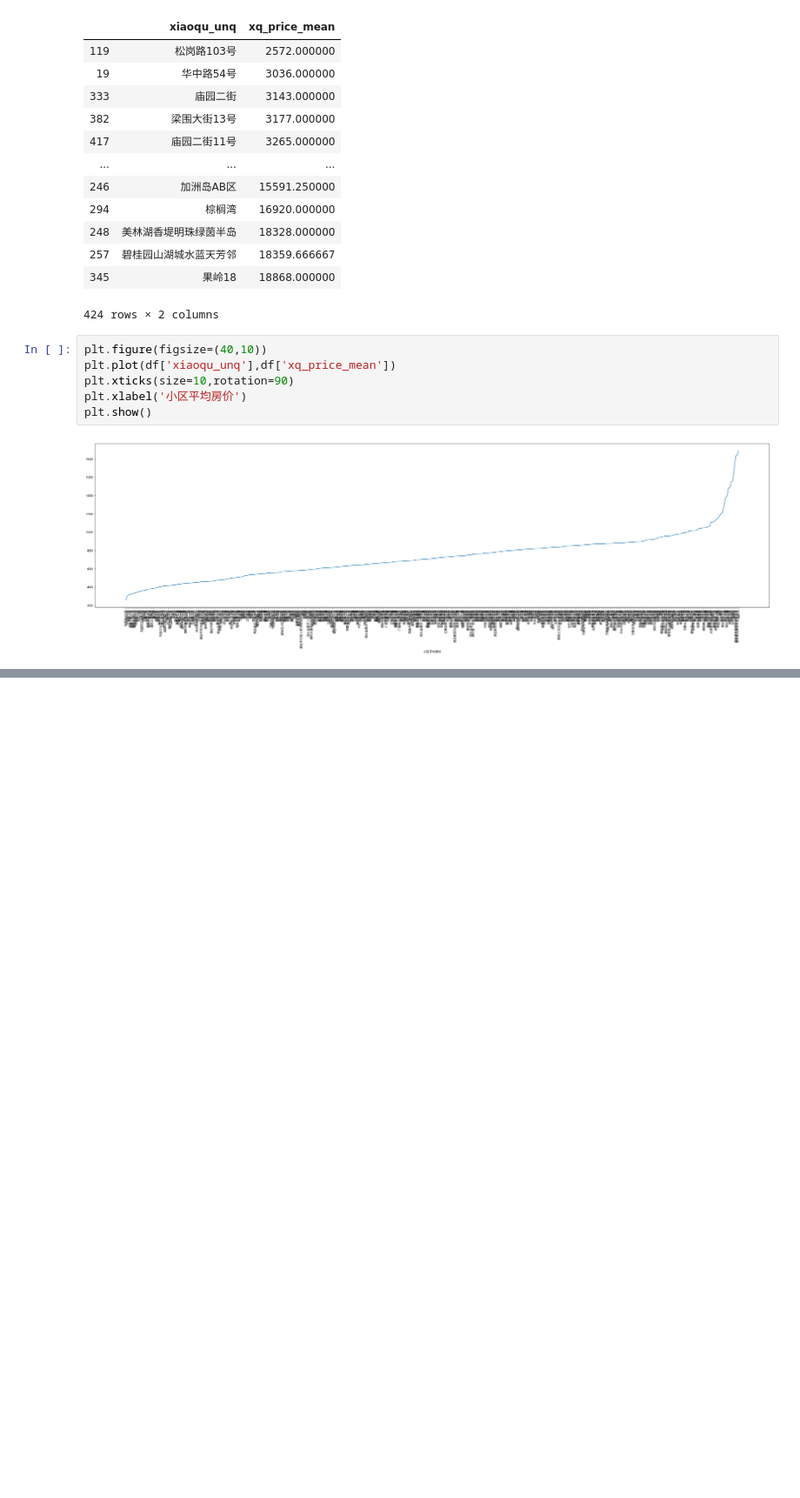
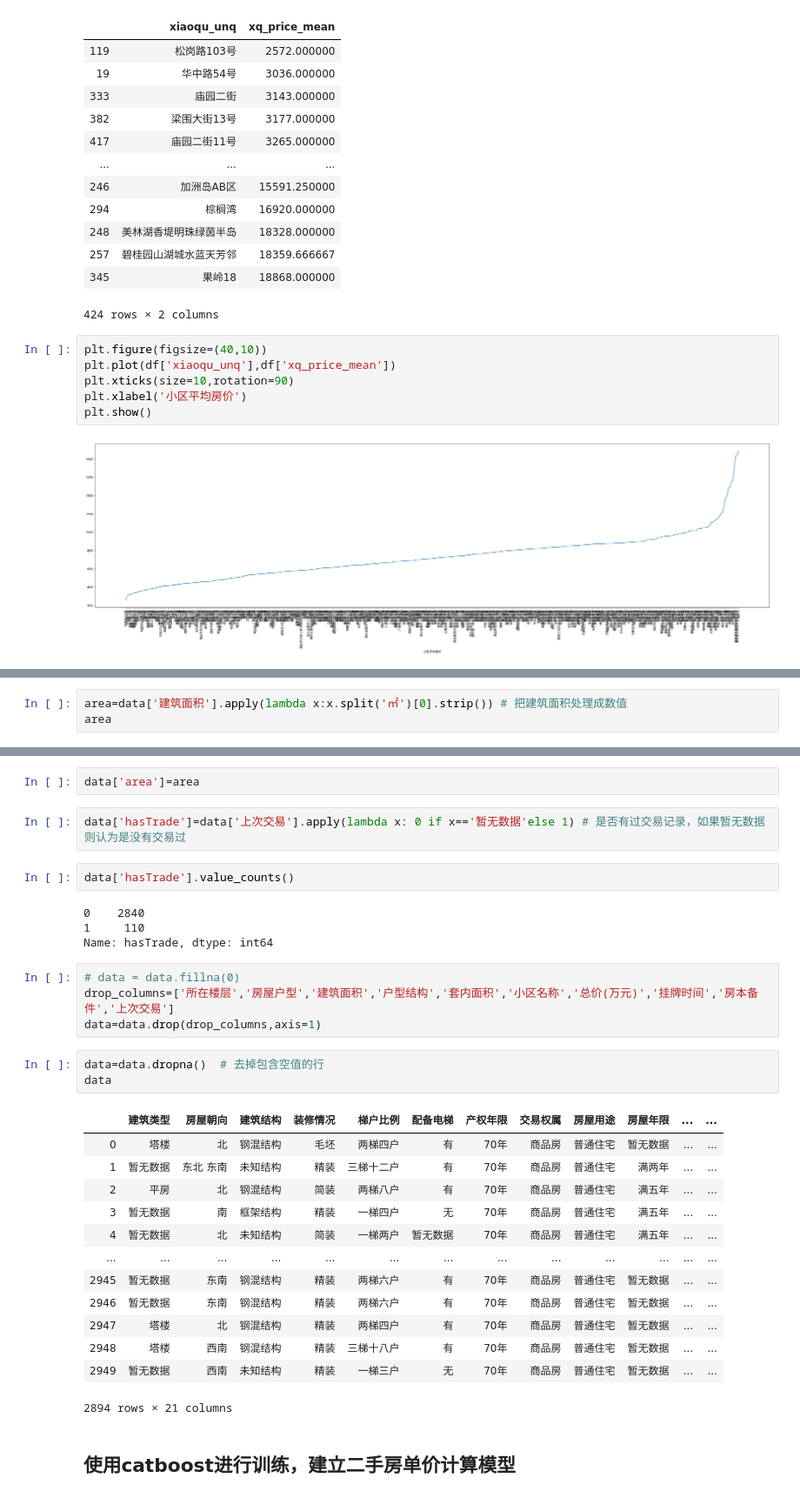
Before and after one commit to xmulsm/SpiderCourse, a Jupyter notebook: dataana.ipynb, the cells around one changed output, grey strips where cells are left out. Shown at 87% size. Cells and saved outputs as stored; diff of their text form; blank space fills up the shorter version.

```diff
--- a/dataana.ipynb
+++ b/dataana.ipynb
@@ -291,0 +322,3 @@ plt.show()
+# %%
+area=data['建筑面积'].apply(lambda x:x.split('㎡')[0].strip()) # 把建筑面积处理成数值
+area
@@ -291,0 +338,33 @@ plt.show()
+# %%
+data['area']=area
+# %%
+data['hasTrade']=data['上次交易'].apply(lambda x: 0 if x=='暂无数据'else 1) # 是否有过交易记录，如果暂无数据则认为是没有交易过
+# %%
+data['hasTrade'].value_counts()
+# %% [output]
+0    2840
+1     110
+Name: hasTrade, dtype: int64
+# %%
+# data = data.fillna(0)
+drop_columns=['所在楼层','房屋户型','建筑面积','户型结构','套内面积','小区名称','总价(万元)','挂牌时间','房本备件','上次交易']
+data=data.drop(drop_columns,axis=1)
+# %%
+data=data.dropna()  # 去掉包含空值的行
+data
+# %% [output]
+|  | 建筑类型 | 房屋朝向 | 建筑结构 | 装修情况 | 梯户比例 | 配备电梯 | 产权年限 | 交易权属 | 房屋用途 | 房屋年限 | ... | ... |
+| 0 | 塔楼 | 北 | 钢混结构 | 毛坯 | 两梯四户 | 有 | 70年 | 商品房 | 普通住宅 | 暂无数据 | ... | ... |
+| 1 | 暂无数据 | 东北 东南 | 未知结构 | 精装 | 三梯十二户 | 有 | 70年 | 商品房 | 普通住宅 | 满两年 | ... | ... |
+| 2 | 平房 | 北 | 钢混结构 | 简装 | 两梯八户 | 有 | 70年 | 商品房 | 普通住宅 | 满五年 | ... | ... |
+| 3 | 暂无数据 | 南 | 框架结构 | 精装 | 一梯四户 | 无 | 70年 | 商品房 | 普通住宅 | 满五年 | ... | ... |
+| 4 | 暂无数据 | 北 | 未知结构 | 简装 | 一梯两户 | 暂无数据 | 70年 | 商品房 | 普通住宅 | 满五年 | ... | ... |
+| ... | ... | ... | ... | ... | ... | ... | ... | ... | ... | ... | ... | ... |
+| 2945 | 暂无数据 | 东南 | 钢混结构 | 精装 | 两梯六户 | 有 | 70年 | 商品房 | 普通住宅 | 暂无数据 | ... | ... |
+| 2946 | 暂无数据 | 东南 | 钢混结构 | 精装 | 两梯六户 | 有 | 70年 | 商品房 | 普通住宅 | 暂无数据 | ... | ... |
+| 2947 | 塔楼 | 北 | 钢混结构 | 精装 | 两梯四户 | 有 | 70年 | 商品房 | 普通住宅 | 暂无数据 | ... | ... |
+| 2948 | 塔楼 | 西南 | 钢混结构 | 精装 | 三梯十八户 | 有 | 70年 | 商品房 | 普通住宅 | 暂无数据 | ... | ... |
+| 2949 | 暂无数据 | 西南 | 未知结构 | 精装 | 一梯三户 | 无 | 70年 | 商品房 | 普通住宅 | 暂无数据 | ... | ... |
+2894 rows × 21 columns
+# %% [markdown]
+## 使用catboost进行训练，建立二手房单价计算模型
```
Also changed, not shown: parts of 13 cells of this notebook, 1 other file.
